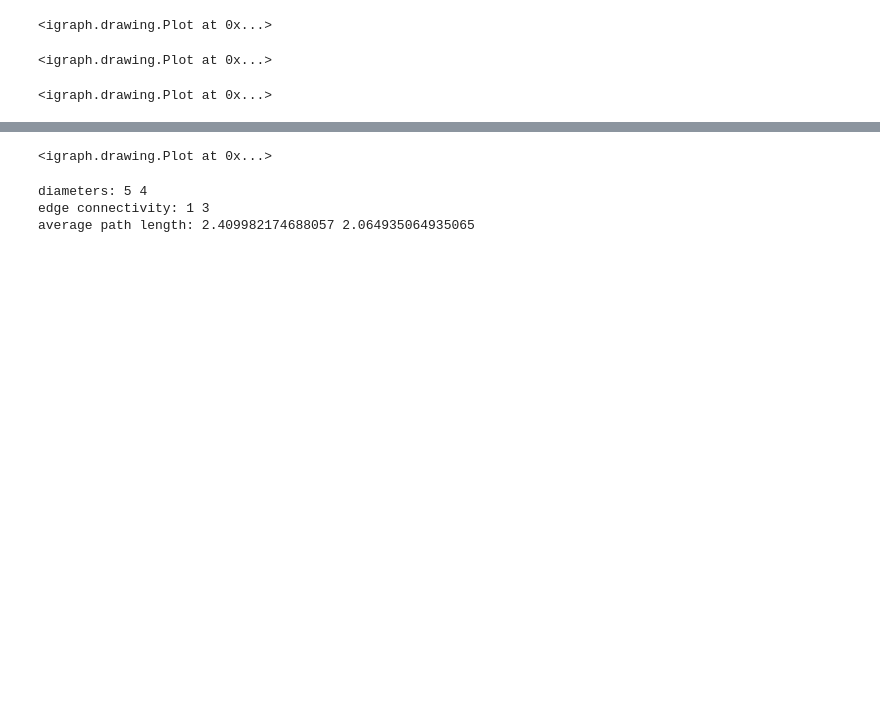
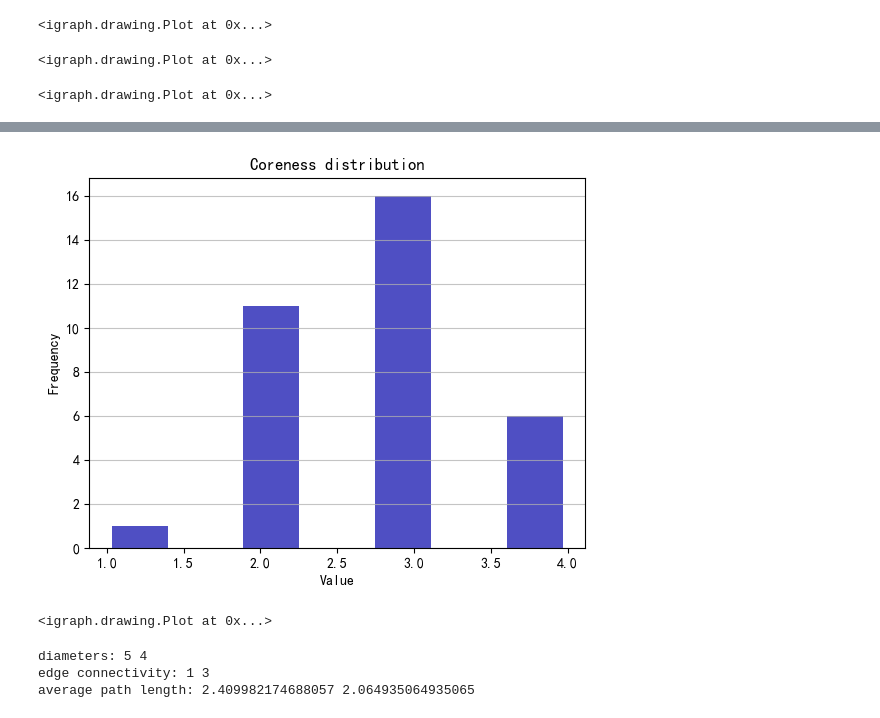
Before and after one commit to Renzehua1998/MyNotes, a Jupyter notebook: 图与复杂网络/Notebooks/01.Datasets+Centrality.ipynb, the cells around one changed output, grey strips where cells are left out. Drawn from its saved outputs; the diff is of its cells as text; code cells hidden in the pictures; blank space fills up the shorter version.

```diff
--- a/图与复杂网络/Notebooks/01.Datasets+Centrality.ipynb
+++ b/图与复杂网络/Notebooks/01.Datasets+Centrality.ipynb
@@ -157,11 +166,15 @@ plt.title('Degree distribution');
 # %%
 ## coreness distribution
+plt.figure()
 n, bins, patches = plt.hist(x=g.coreness(), bins='auto', color='#0504aa',
                             alpha=0.7, rwidth=0.85)
 plt.grid(axis='y', alpha=0.75)
 plt.xlabel('Value')
 plt.ylabel('Frequency')
 plt.title('Coreness distribution');
+plt.show()
+# %% [output]
+[figure, added]
 # %%
 ## 3-core
 g.vs['core']=g.coreness()
```
Also changed, not shown: parts of 7 cells of this notebook.
